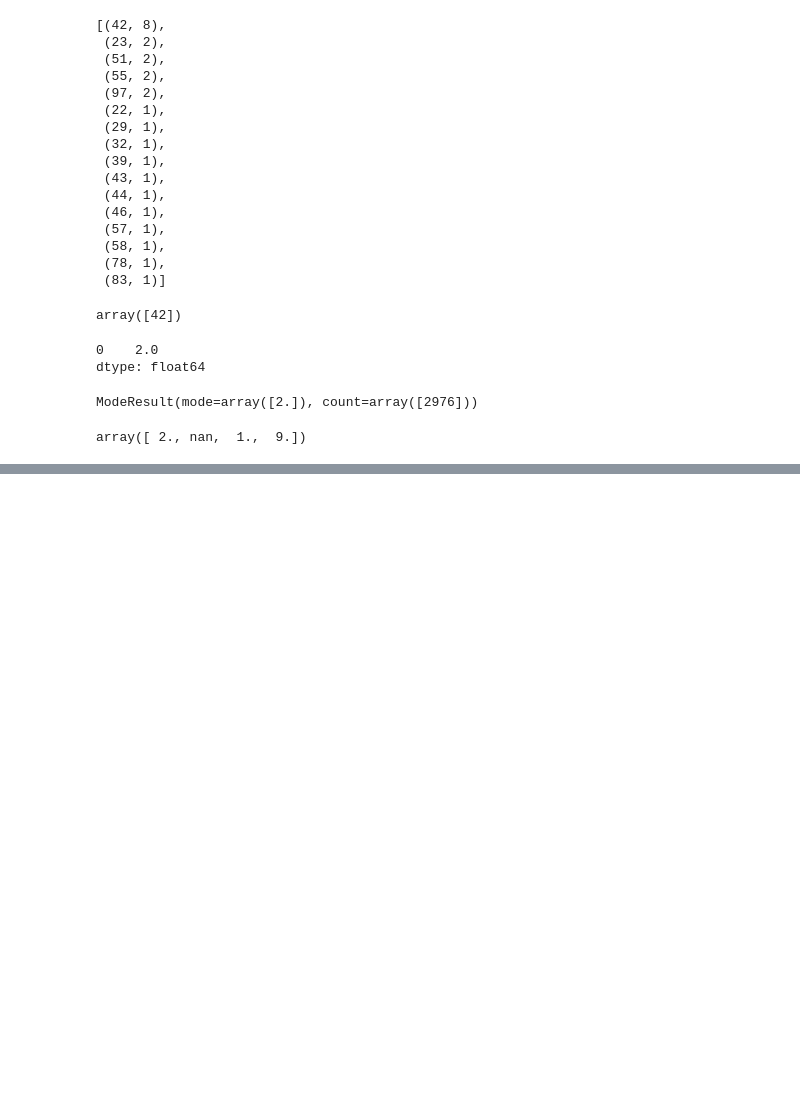
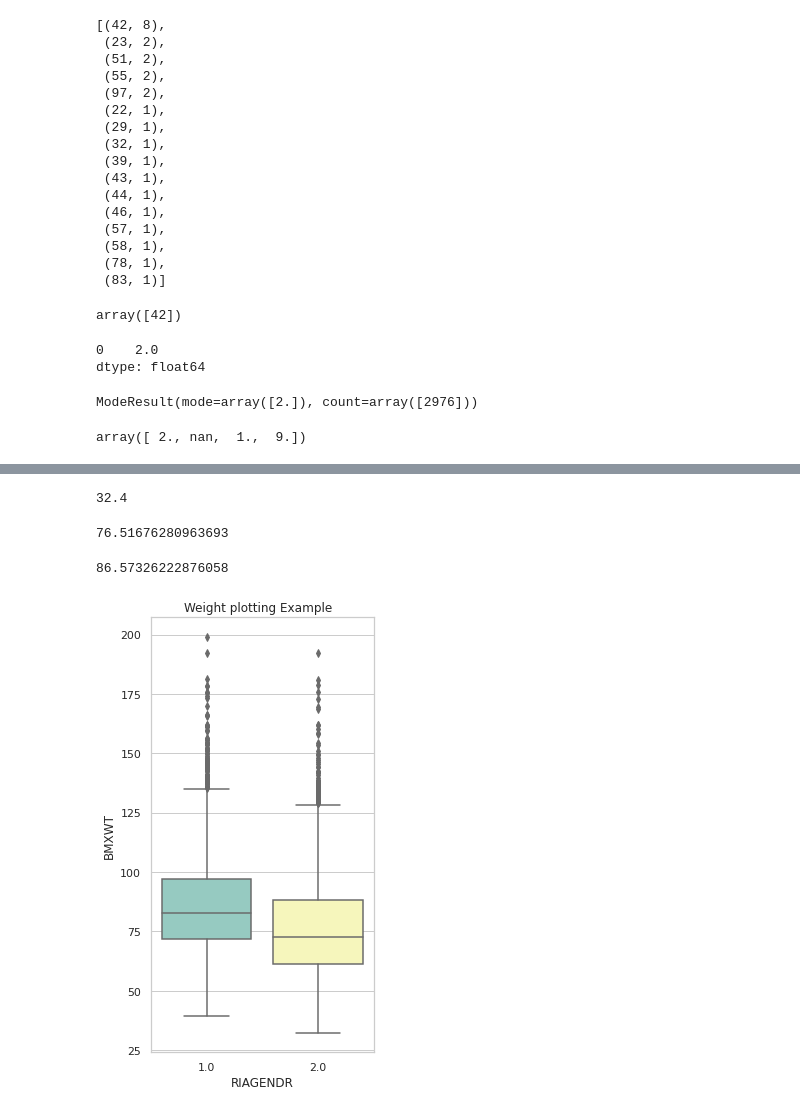
Before and after one commit to hassaanhameed786/Probability-and-Statistics-for-Computer-Science, a Jupyter notebook: variables and .ipynb, the cells around one changed output, grey strips where cells are left out. Drawn from its saved outputs; the diff is of its cells as text; code cells hidden in the pictures; blank space fills up the shorter version.

```diff
--- a/variables and .ipynb
+++ b/variables and .ipynb
@@ -119,0 +155,4 @@ plt.show()
+# %%
+wt.min()
+# %% [output]
+32.4
@@ -119,0 +161,18 @@ plt.show()
+# %%
+male_wt.mean()
+# %% [output]
+76.51676280963693
+# %%
+female_wt = da.loc[da['RIAGENDR']==1, 'BMXWT'] ## take as a SQL query
+female_wt.mean()
+# %% [output]
+86.57326222876058
+# %%
+plt.figure(figsize=(4,8))
+sns.set_style("whitegrid")
+plt.xticks([0, 1], ['Male', 'Female'])
+plt.title("Weight plotting Example  ")
+
+ax = sns.boxplot( x = 'RIAGENDR' ,  y ='BMXWT' ,  data=da,    palette='Set3')
+# %% [output]
+[figure, added]
```
Also changed, not shown: parts of 17 cells of this notebook.
